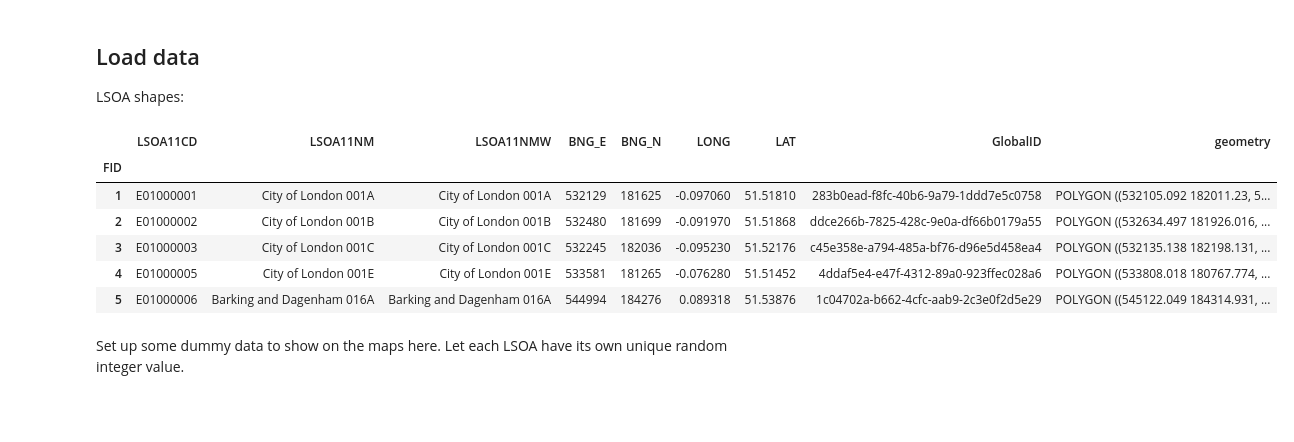
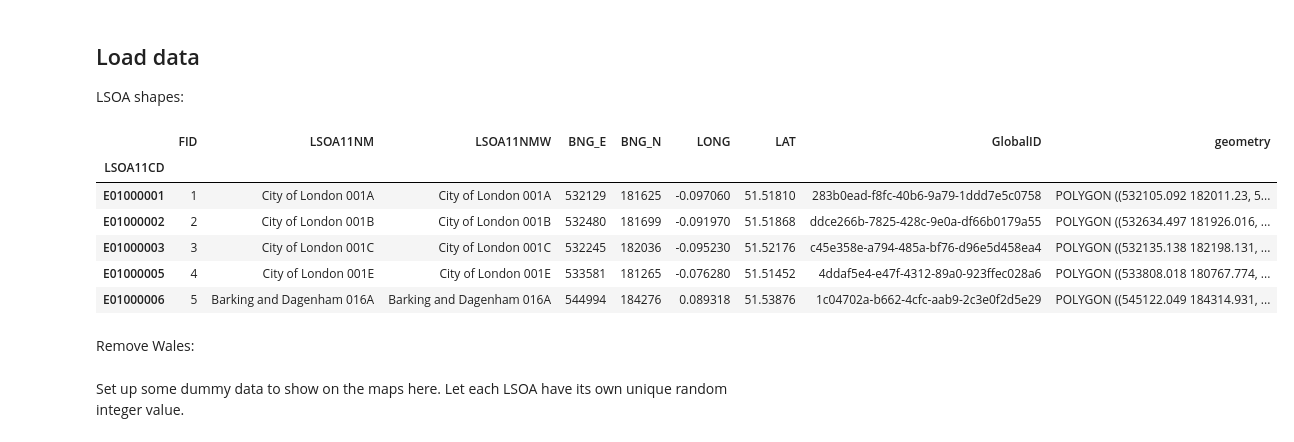
Before and after one commit to samuel-book/geography_data, a Jupyter notebook: geojson/rasterise_geojson.ipynb, the cells around one changed output. Drawn from its saved outputs; the diff is of its cells as text; code cells hidden in the pictures; blank space fills up the shorter version.

```diff
--- a/geojson/rasterise_geojson.ipynb
+++ b/geojson/rasterise_geojson.ipynb
@@ -20,15 +20,16 @@ LSOA shapes:
 # %%
 path_to_lsoa = os.path.join('..', 'data_geojson', 'ons_data', 'LSOA_Dec_2011_Boundaries_Generalised_Clipped_BGC_EW_V3.geojson')
 
 gdf = gpd.read_file(path_to_lsoa)
-gdf = gdf.set_index('FID')
+# gdf = gdf.set_index('FID')
+gdf = gdf.set_index('LSOA11CD')
 
 gdf.head()
 # %% [output]
-|  | LSOA11CD | LSOA11NM | LSOA11NMW | BNG_E | BNG_N | LONG | LAT | GlobalID | geometry |
-| FID |  |  |  |  |  |  |  |  |  |
-| 1 | E01000001 | City of London 001A | City of London 001A | 532129 | 181625 | -0.097060 | 51.51810 | 283b0ead-f8fc-40b6-9a79-1ddd7e5c0758 | POLYGON ((532105.092 182011.23, 5... |
-| 2 | E01000002 | City of London 001B | City of London 001B | 532480 | 181699 | -0.091970 | 51.51868 | ddce266b-7825-428c-9e0a-df66b0179a55 | POLYGON ((532634.497 181926.016, ... |
-| 3 | E01000003 | City of London 001C | City of London 001C | 532245 | 182036 | -0.095230 | 51.52176 | c45e358e-a794-485a-bf76-d96e5d458ea4 | POLYGON ((532135.138 182198.131, ... |
-| 4 | E01000005 | City of London 001E | City of London 001E | 533581 | 181265 | -0.076280 | 51.51452 | 4ddaf5e4-e47f-4312-89a0-923ffec028a6 | POLYGON ((533808.018 180767.774, ... |
-| 5 | E01000006 | Barking and Dagenham 016A | Barking and Dagenham 016A | 544994 | 184276 | 0.089318 | 51.53876 | 1c04702a-b662-4cfc-aab9-2c3e0f2d5e29 | POLYGON ((545122.049 184314.931, ... |
+|  | FID | LSOA11NM | LSOA11NMW | BNG_E | BNG_N | LONG | LAT | GlobalID | geometry |
+| LSOA11CD |  |  |  |  |  |  |  |  |  |
+| E01000001 | 1 | City of London 001A | City of London 001A | 532129 | 181625 | -0.097060 | 51.51810 | 283b0ead-f8fc-40b6-9a79-1ddd7e5c0758 | POLYGON ((532105.092 182011.23, 5... |
+| E01000002 | 2 | City of London 001B | City of London 001B | 532480 | 181699 | -0.091970 | 51.51868 | ddce266b-7825-428c-9e0a-df66b0179a55 | POLYGON ((532634.497 181926.016, ... |
+| E01000003 | 3 | City of London 001C | City of London 001C | 532245 | 182036 | -0.095230 | 51.52176 | c45e358e-a794-485a-bf76-d96e5d458ea4 | POLYGON ((532135.138 182198.131, ... |
+| E01000005 | 4 | City of London 001E | City of London 001E | 533581 | 181265 | -0.076280 | 51.51452 | 4ddaf5e4-e47f-4312-89a0-923ffec028a6 | POLYGON ((533808.018 180767.774, ... |
+| E01000006 | 5 | Barking and Dagenham 016A | Barking and Dagenham 016A | 544994 | 184276 | 0.089318 | 51.53876 | 1c04702a-b662-4cfc-aab9-2c3e0f2d5e29 | POLYGON ((545122.049 184314.931, ... |
@@ -34,0 +38,2 @@ gdf.head()
+# %% [markdown]
+Remove Wales:
```
Also changed, not shown: parts of 21 cells of this notebook.
